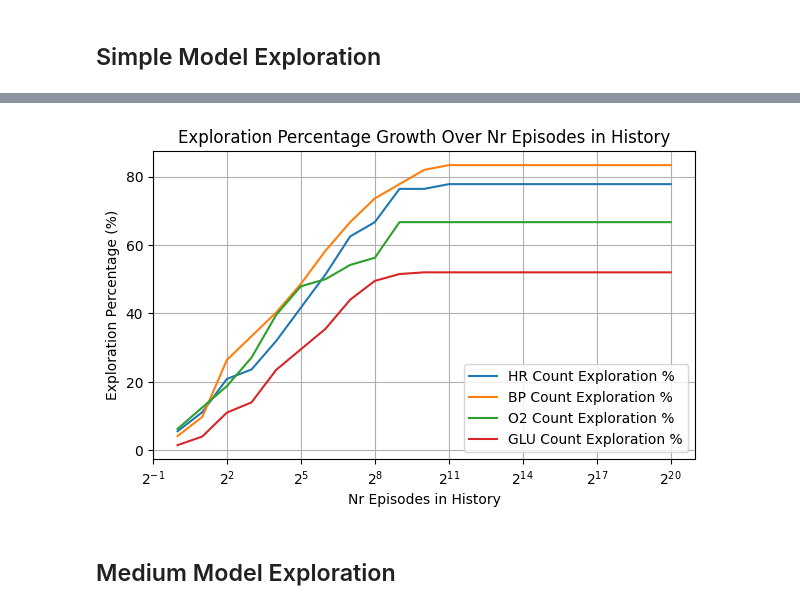
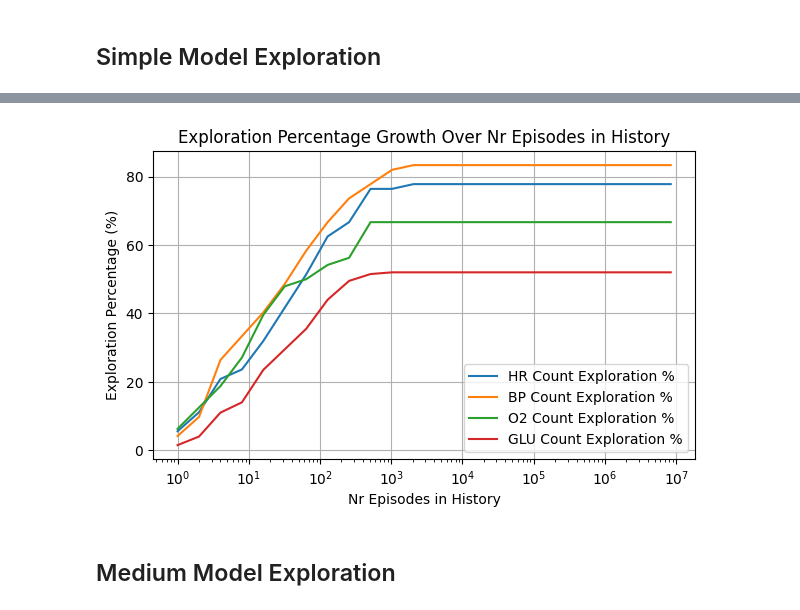
Before and after one commit to luisastue/hc-rl-thompson-sampling, a Jupyter notebook: sepsis/custom_sepsis/src/custom_sepsis/history.ipynb, the cells around one changed output, grey strips where cells are left out. Drawn from its saved outputs; the diff is of its cells as text; code cells hidden in the pictures.

```diff
--- a/sepsis/custom_sepsis/src/custom_sepsis/history.ipynb
+++ b/sepsis/custom_sepsis/src/custom_sepsis/history.ipynb
@@ -31,29 +31,29 @@ plt.show()
 # %%
 exploration_data = {vs: [] for vs in ['HR', 'BP', 'O2', 'GLU']}
 iterations = list(simple.state_counts.keys())
 
 for iteration in iterations:
     for i, vs in enumerate(['HR', 'BP', 'O2', 'GLU']):
         flat = np.array(list(simple.state_counts[iteration][i].values()))
         explored_percentage = len(flat[flat > 1]) / len(flat) * 100
         exploration_data[vs].append(explored_percentage)
 
 
 plt.figure(figsize=(7, 4))
 
 for vs in ['HR', 'BP', 'O2', 'GLU']:
     plt.plot(iterations, exploration_data[vs], label=f"{vs} Count Exploration %")
 
 plt.xlabel('Nr Episodes in History')
 plt.ylabel('Exploration Percentage (%)')
 plt.title('Exploration Percentage Growth Over Nr Episodes in History')
 plt.legend()
-plt.xscale('log', base=2)
+plt.xscale('log', base=10)
 plt.grid(True)
 
 plt.show()
 # %% [output]
-[figure, old version]
+[figure, new version]
 # %% [markdown]
 ## Medium Model Exploration
 # %%
```
Also changed, not shown: parts of 5 cells of this notebook, 3 other files.
